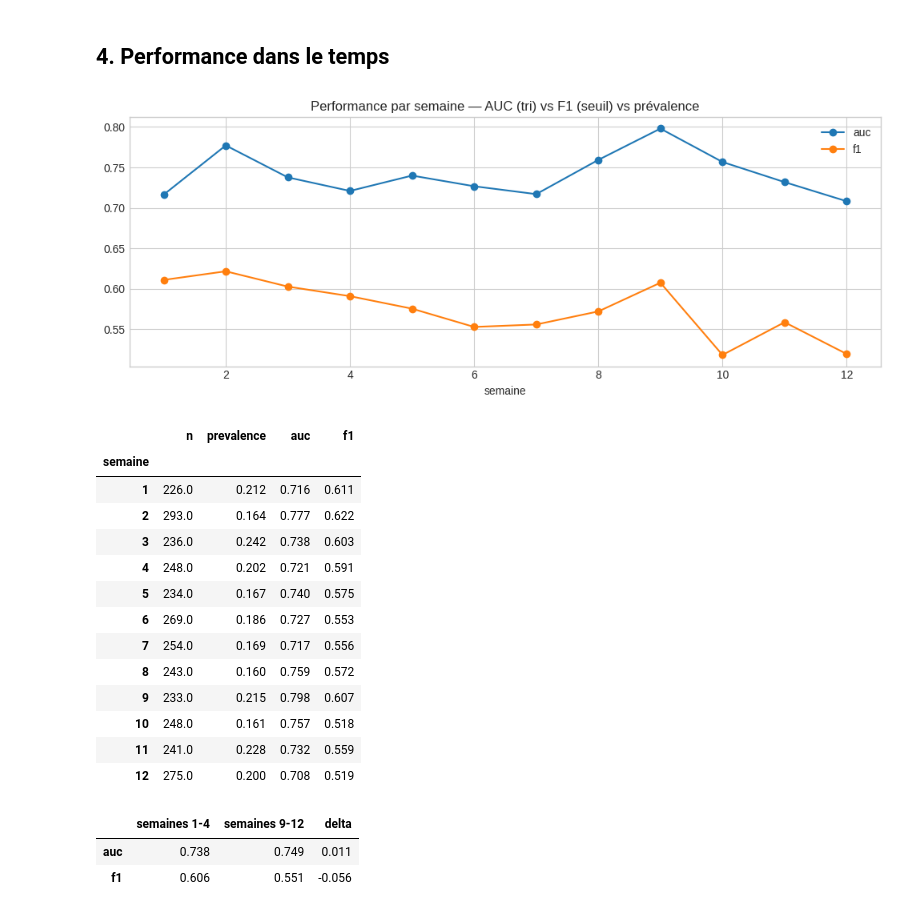
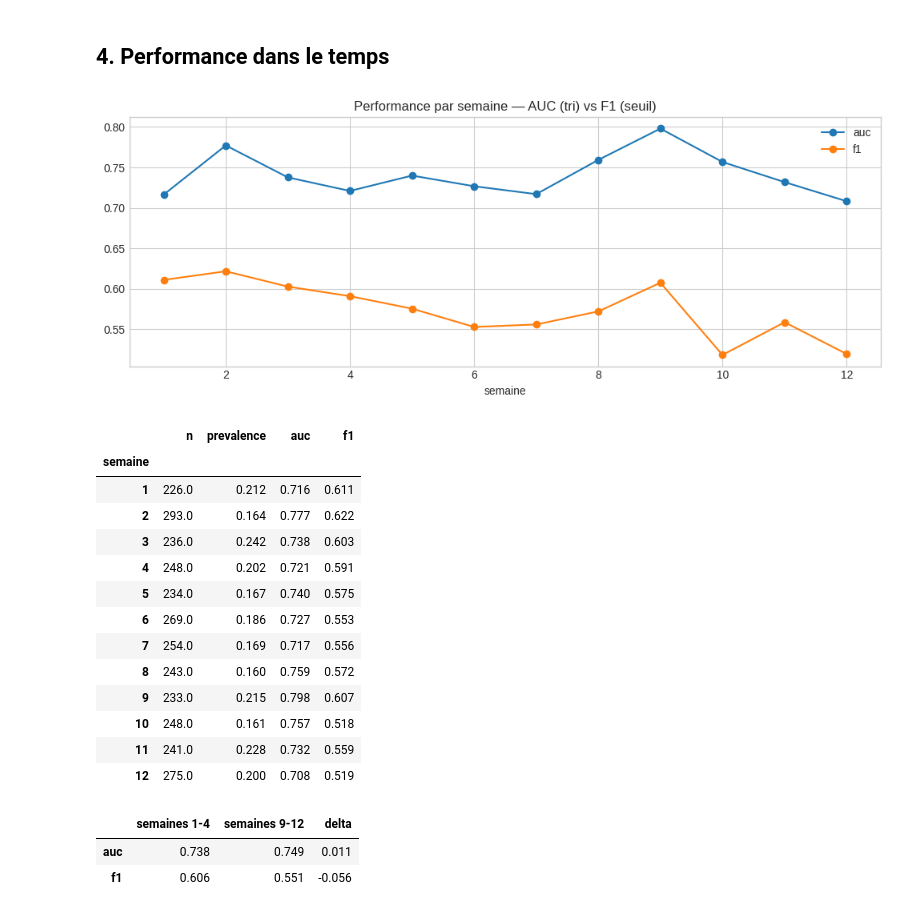
Before and after one commit to A949196/m6-b1-joelle-tom, a Jupyter notebook: notebooks/M6-B1_tom-joelle.ipynb, the cells around one changed output. Cells and saved outputs as stored; diff of their text form; code cells hidden in the pictures.

```diff
--- a/notebooks/M6-B1_tom-joelle.ipynb
+++ b/notebooks/M6-B1_tom-joelle.ipynb
@@ -431,34 +431,34 @@ Verdict : le modèle est sur-confiant.
 # %%
 # --- Axe 2 : pouvoir de tri dans le temps ---
 from sklearn.metrics import f1_score, roc_auc_score
 
 logs = df.copy()
 logs["timestamp"] = pd.to_datetime(logs["timestamp"])
 logs["semaine"] = ((logs["timestamp"] - logs["timestamp"].min()).dt.days // 7) + 1
 
 weekly = logs.groupby("semaine").apply(
     lambda g: pd.Series({
         "n": len(g),
         "prevalence": g["true_label"].mean(),
         "auc": roc_auc_score(g["true_label"], g["proba_default"])
                if g["true_label"].nunique() > 1 else float("nan"),
         "f1": f1_score(g["true_label"], (g["proba_default"] >= 0.5).astype(int),
                        average="macro", zero_division=0),
     }),
     include_groups=False,
 )
 
 fig, ax = plt.subplots(figsize=(10, 4))
 weekly[["auc", "f1"]].plot(ax=ax, marker="o")
-ax.set_title("Performance par semaine — AUC (tri) vs F1 (seuil) vs prévalence")
+ax.set_title("Performance par semaine — AUC (tri) vs F1 (seuil)")
 ax.set_xlabel("semaine")
 ax.legend()
 plt.tight_layout()
 plt.show()
 
 display(weekly.round(3))
 # %% [output]
-[figure, old version]
+[figure, new version]
 |  | n | prevalence | auc | f1 |
 | semaine |  |  |  |  |
 | 1 | 226.0 | 0.212 | 0.716 | 0.611 |
```
Also changed, not shown: parts of 1 cell of this notebook, 2 other files.
